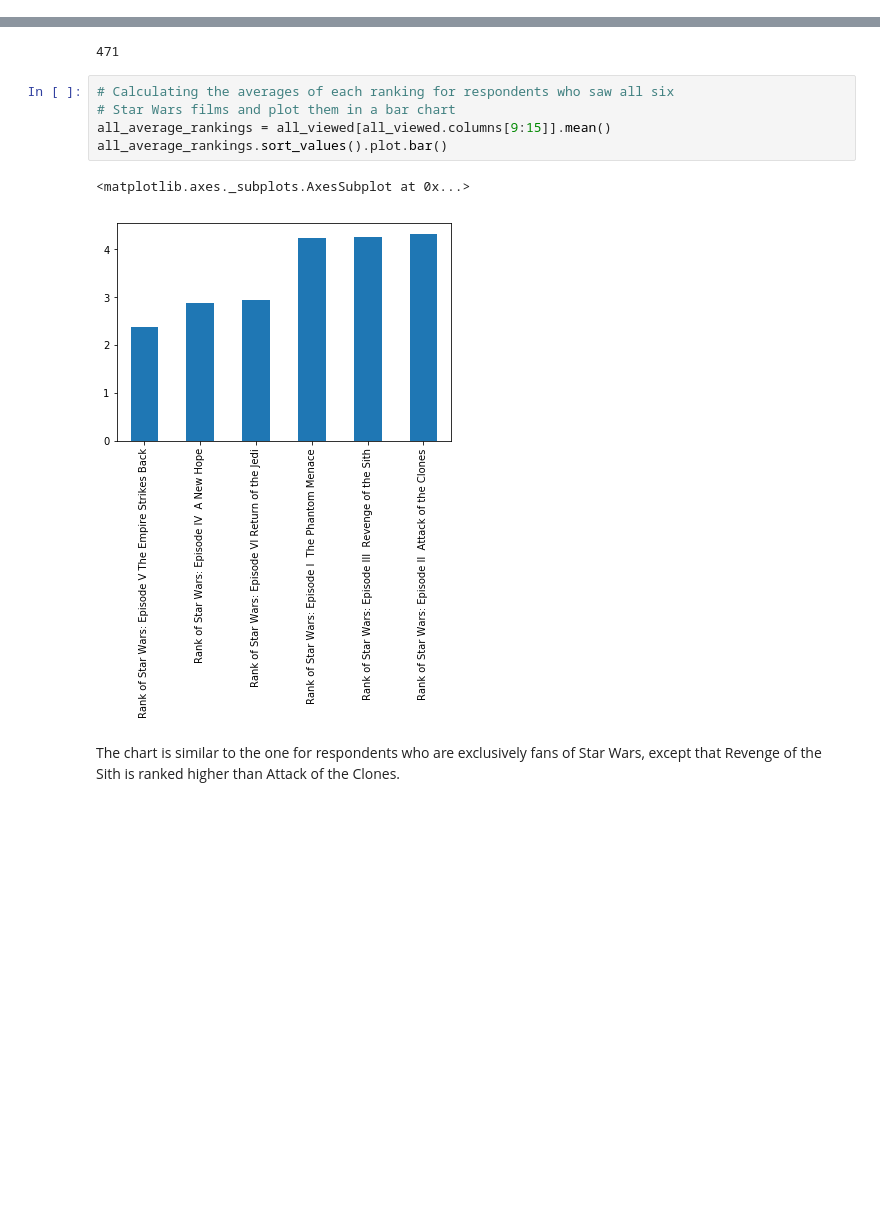
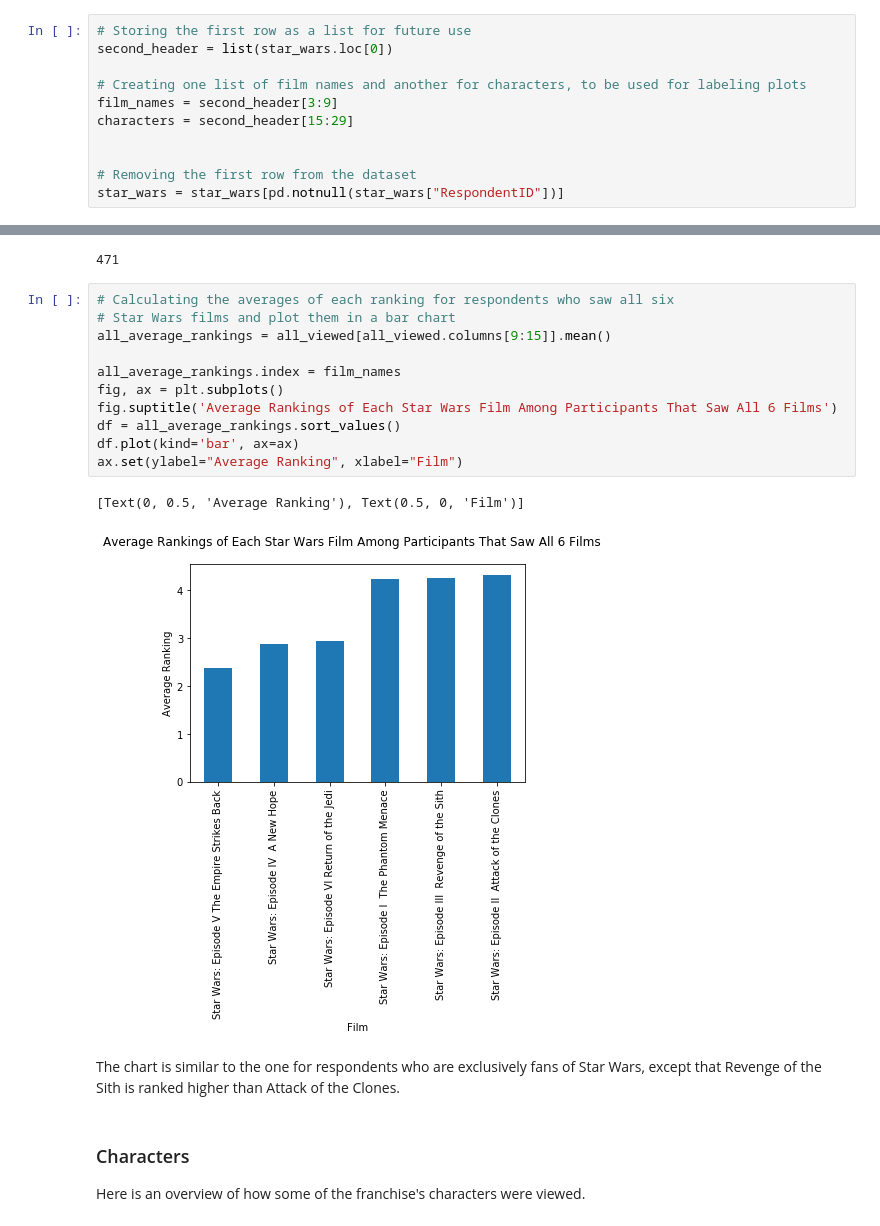
Before and after one commit to the-aaj/portfolio, a Jupyter notebook: Star Wars Survey/Star Wars Survey.ipynb, the cells around one changed output, grey strips where cells are left out. Saved outputs shown, nothing was run; the diff lists cells and outputs as text; blank space fills up the shorter version.

```diff
--- a/Star Wars Survey/Star Wars Survey.ipynb
+++ b/Star Wars Survey/Star Wars Survey.ipynb
@@ -27,4 +27,15 @@ The dataset comes a [FiveThirtyEight](https://fivethirtyeight.com/features/ameri
 
 
 The first row is additional header information, and some of the columns should be combined with the current header.  The first set of columns, 3 through 8, ask the user if they have seen each of the 6 Star Wars films.  The next six columns, 9 through 14, ask users to rank each of the films, from 1st to 6th.  The headers will be adjusted to reflect this.
+# %%
+# Storing the first row as a list for future use
+second_header = list(star_wars.loc[0])
+
+# Creating one list of film names and another for characters, to be used for labeling plots
+film_names = second_header[3:9]
+characters = second_header[15:29]
+
+
+# Removing the first row from the dataset
+star_wars = star_wars[pd.notnull(star_wars["RespondentID"])]
 # %%
@@ -272,10 +290,20 @@ print(len(all_viewed))
 # %%
 # Calculating the averages of each ranking for respondents who saw all six
 # Star Wars films and plot them in a bar chart
 all_average_rankings = all_viewed[all_viewed.columns[9:15]].mean()
-all_average_rankings.sort_values().plot.bar()
+
+all_average_rankings.index = film_names
+fig, ax = plt.subplots()
+fig.suptitle('Average Rankings of Each Star Wars Film Among Participants That Saw All 6 Films')
+df = all_average_rankings.sort_values()
+df.plot(kind='bar', ax=ax)
+ax.set(ylabel="Average Ranking", xlabel="Film")
 # %% [output]
-<matplotlib.axes._subplots.AxesSubplot at 0x...>
+[Text(0, 0.5, 'Average Ranking'), Text(0.5, 0, 'Film')]
-[figure, old version]
+[figure, new version]
 # %% [markdown]
 The chart is similar to the one for respondents who are exclusively fans of Star Wars, except that Revenge of the Sith is ranked higher than Attack of the Clones.
+# %% [markdown]
+### Characters
+
+Here is an overview of how some of the franchise's characters were viewed.
```
Also changed, not shown: parts of 15 cells of this notebook.
